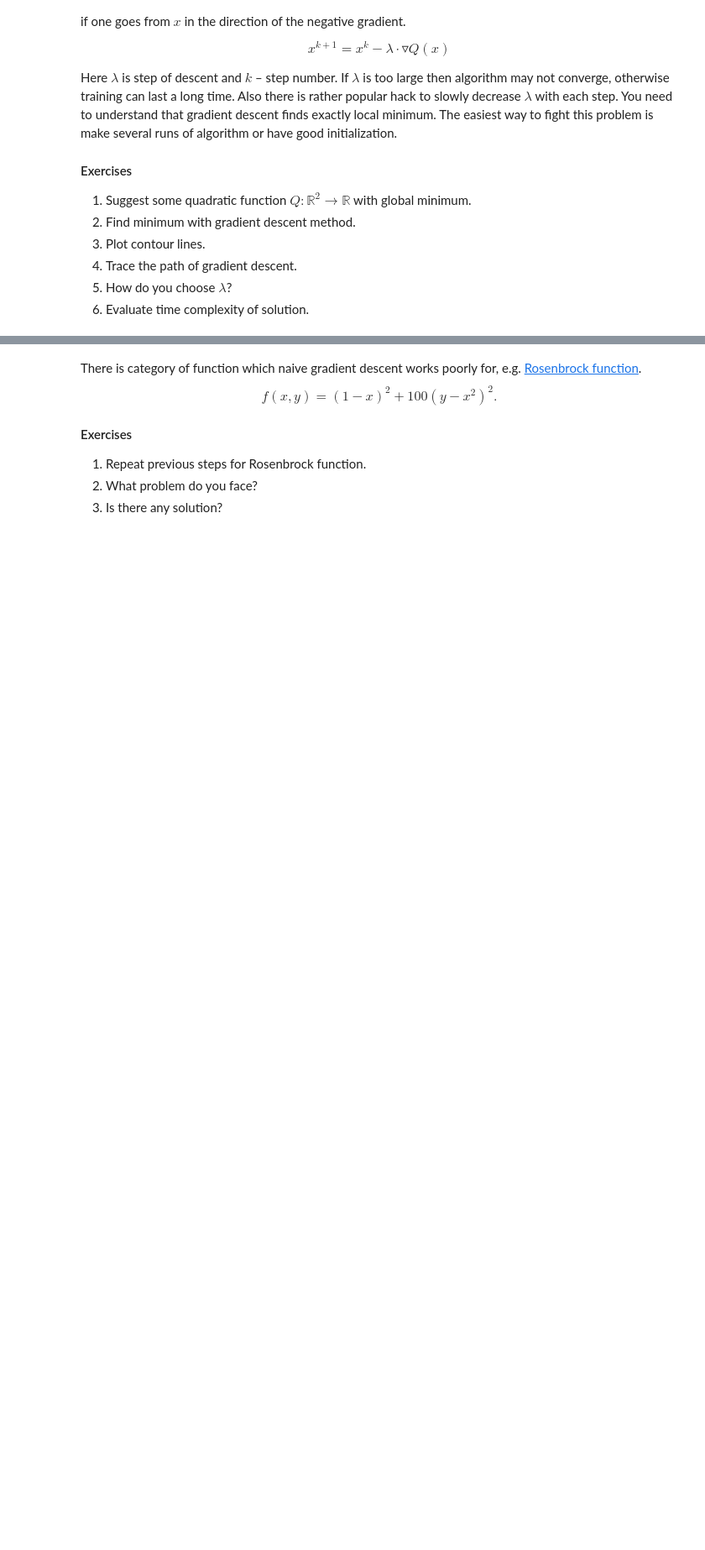
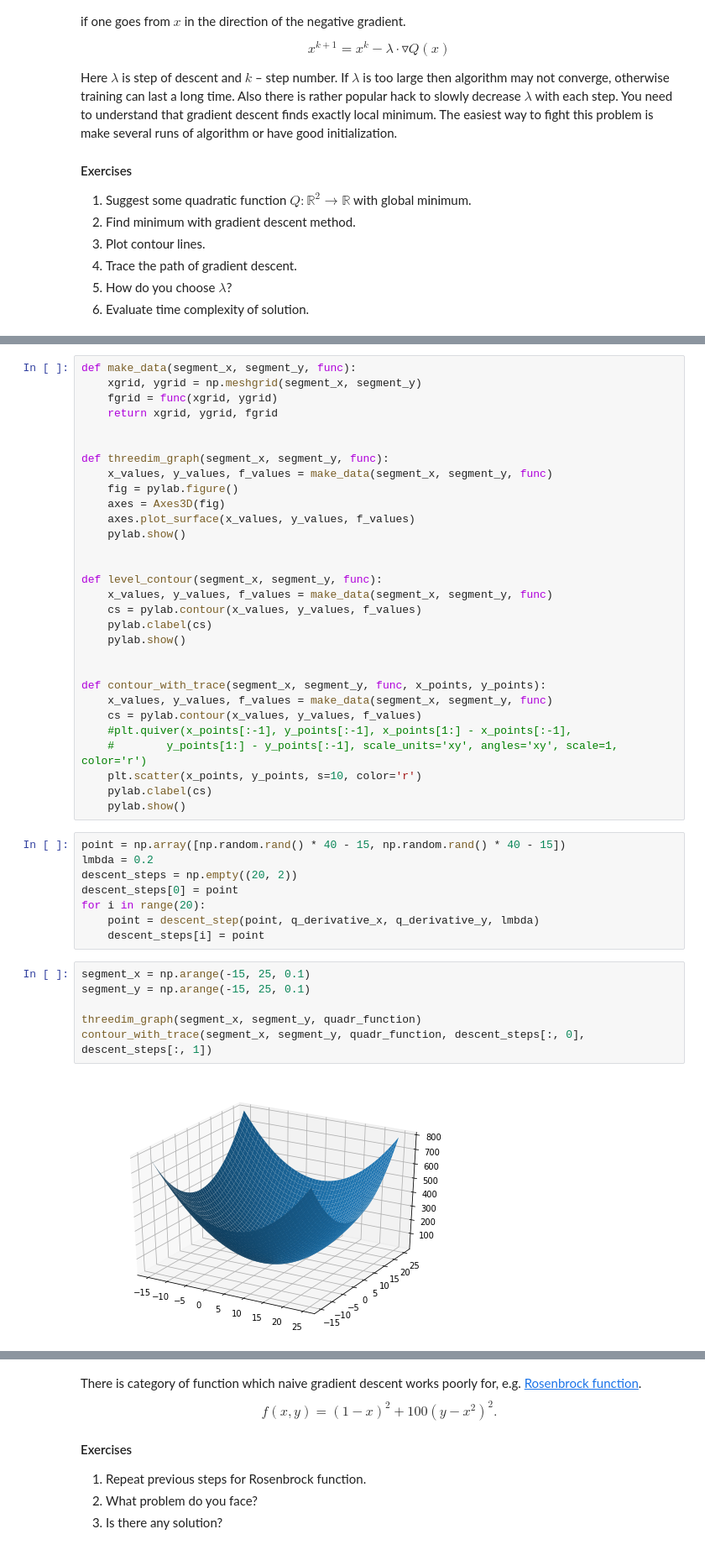
Before and after one commit to RakitinDen/Renju, a Jupyter notebook: lab-1.ipynb, the cells around one changed output, grey strips where cells are left out. Shown at 84% size. Drawn from its saved outputs; the diff is of its cells as text; blank space fills up the shorter version.

```diff
--- a/lab-1.ipynb
+++ b/lab-1.ipynb
@@ -339,0 +368,46 @@ Here $\lambda$ is step of descent and  $k$ – step number. If $\lambda$ is too
+# %%
+def make_data(segment_x, segment_y, func):
+    xgrid, ygrid = np.meshgrid(segment_x, segment_y)
+    fgrid = func(xgrid, ygrid)
+    return xgrid, ygrid, fgrid
+
+
+def threedim_graph(segment_x, segment_y, func):
+    x_values, y_values, f_values = make_data(segment_x, segment_y, func)
+    fig = pylab.figure()
+    axes = Axes3D(fig)
+    axes.plot_surface(x_values, y_values, f_values)
+    pylab.show()
+
+
+def level_contour(segment_x, segment_y, func):
+    x_values, y_values, f_values = make_data(segment_x, segment_y, func)
+    cs = pylab.contour(x_values, y_values, f_values)
+    pylab.clabel(cs)
+    pylab.show()
+
+
+def contour_with_trace(segment_x, segment_y, func, x_points, y_points):
+    x_values, y_values, f_values = make_data(segment_x, segment_y, func)
+    cs = pylab.contour(x_values, y_values, f_values)
+    #plt.quiver(x_points[:-1], y_points[:-1], x_points[1:] - x_points[:-1],
+    #        y_points[1:] - y_points[:-1], scale_units='xy', angles='xy', scale=1, color='r')
+    plt.scatter(x_points, y_points, s=10, color='r')
+    pylab.clabel(cs)
+    pylab.show()
+# %%
+point = np.array([np.random.rand() * 40 - 15, np.random.rand() * 40 - 15])
+lmbda = 0.2
+descent_steps = np.empty((20, 2))
+descent_steps[0] = point
+for i in range(20):
+    point = descent_step(point, q_derivative_x, q_derivative_y, lmbda)
+    descent_steps[i] = point
+# %%
+segment_x = np.arange(-15, 25, 0.1)
+segment_y = np.arange(-15, 25, 0.1)
+
+threedim_graph(segment_x, segment_y, quadr_function)
+contour_with_trace(segment_x, segment_y, quadr_function, descent_steps[:, 0], descent_steps[:, 1])
+# %% [output]
+[figure, added]
```
Also changed, not shown: parts of 17 cells of this notebook.
